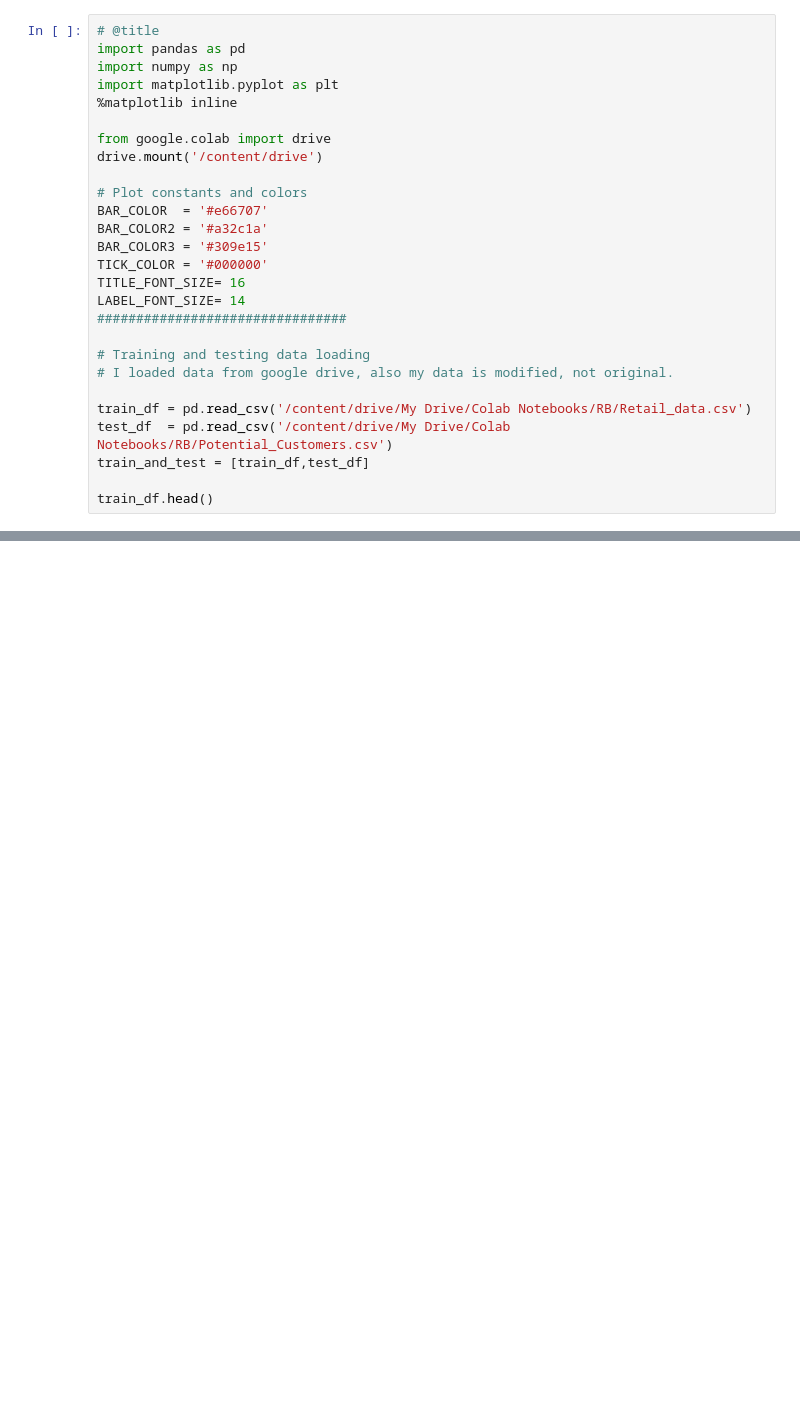
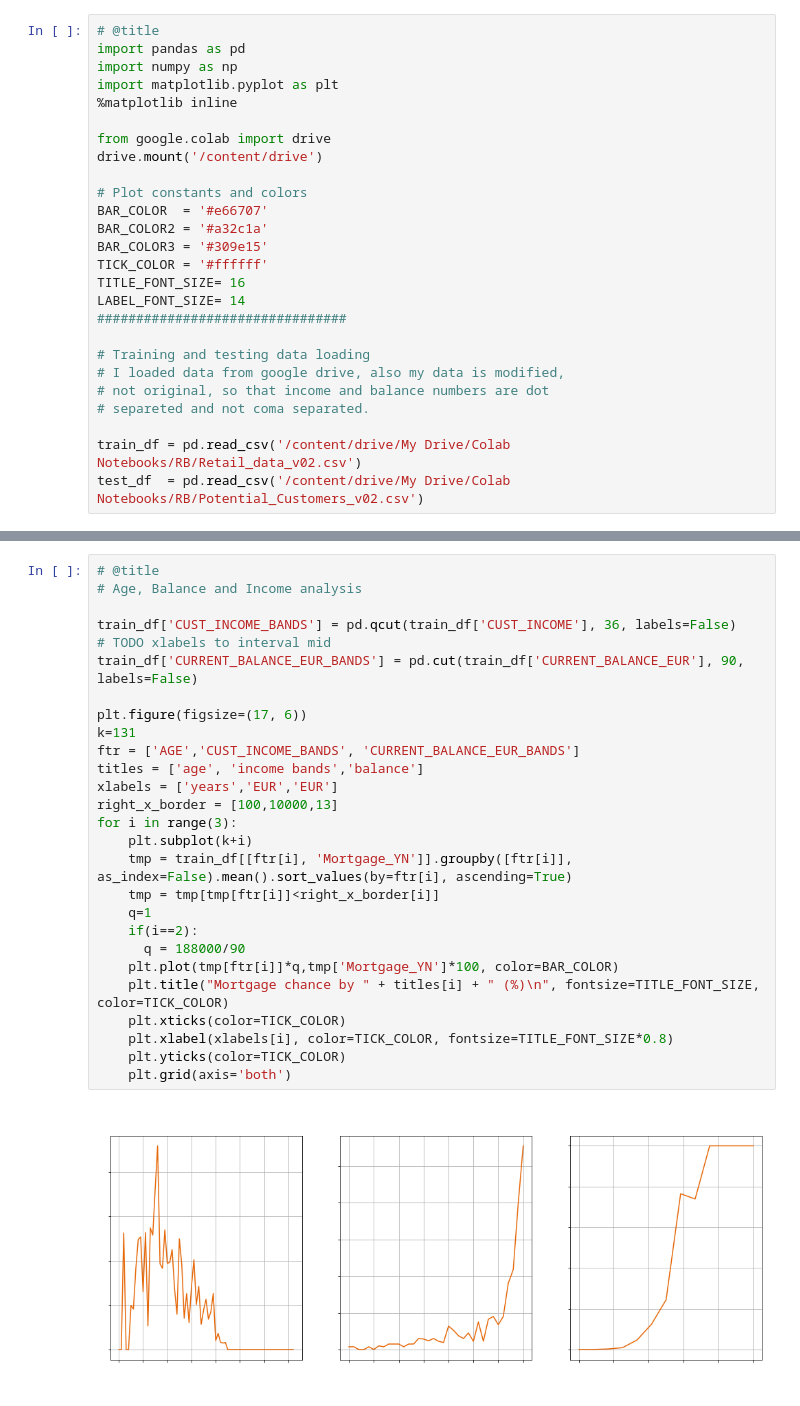
Before and after one commit to vladke95/Job_test, a Jupyter notebook: Rb_test.ipynb, the cells around one changed output, grey strips where cells are left out. Drawn from its saved outputs; the diff is of its cells as text; blank space fills up the shorter version.

```diff
--- a/Rb_test.ipynb
+++ b/Rb_test.ipynb
@@ -14,18 +14,17 @@ drive.mount('/content/drive')
 BAR_COLOR  = '#e66707'
 BAR_COLOR2 = '#a32c1a'
 BAR_COLOR3 = '#309e15'
-TICK_COLOR = '#000000'
+TICK_COLOR = '#ffffff'
 TITLE_FONT_SIZE= 16
 LABEL_FONT_SIZE= 14
 ################################
 
 # Training and testing data loading
-# I loaded data from google drive, also my data is modified, not original.
+# I loaded data from google drive, also my data is modified,
+# not original, so that income and balance numbers are dot
+# separeted and not coma separated.
 
-train_df = pd.read_csv('/content/drive/My Drive/Colab Notebooks/RB/Retail_data.csv')
-test_df  = pd.read_csv('/content/drive/My Drive/Colab Notebooks/RB/Potential_Customers.csv')
-train_and_test = [train_df,test_df]
-
-train_df.head()
+train_df = pd.read_csv('/content/drive/My Drive/Colab Notebooks/RB/Retail_data_v02.csv')
+test_df  = pd.read_csv('/content/drive/My Drive/Colab Notebooks/RB/Potential_Customers_v02.csv')
 # %% [output]
 Drive already mounted at /content/drive; to attempt to forcibly remount, call drive.mount("/content/drive", force_remount=True).
@@ -114,0 +142,29 @@ Name: EDUCATION, dtype: int64
+# %%
+# @title
+# Age, Balance and Income analysis
+
+train_df['CUST_INCOME_BANDS'] = pd.qcut(train_df['CUST_INCOME'], 36, labels=False)
+# TODO xlabels to interval mid
+train_df['CURRENT_BALANCE_EUR_BANDS'] = pd.cut(train_df['CURRENT_BALANCE_EUR'], 90, labels=False)
+
+plt.figure(figsize=(17, 6))
+k=131
+ftr = ['AGE','CUST_INCOME_BANDS', 'CURRENT_BALANCE_EUR_BANDS']
+titles = ['age', 'income bands','balance']
+xlabels = ['years','EUR','EUR']
+right_x_border = [100,10000,13]
+for i in range(3):
+    plt.subplot(k+i)
+    tmp = train_df[[ftr[i], 'Mortgage_YN']].groupby([ftr[i]], as_index=False).mean().sort_values(by=ftr[i], ascending=True)
+    tmp = tmp[tmp[ftr[i]]<right_x_border[i]]
+    q=1
+    if(i==2):
+      q = 188000/90
+    plt.plot(tmp[ftr[i]]*q,tmp['Mortgage_YN']*100, color=BAR_COLOR)
+    plt.title("Mortgage chance by " + titles[i] + " (%)\n", fontsize=TITLE_FONT_SIZE, color=TICK_COLOR)
+    plt.xticks(color=TICK_COLOR)
+    plt.xlabel(xlabels[i], color=TICK_COLOR, fontsize=TITLE_FONT_SIZE*0.8)
+    plt.yticks(color=TICK_COLOR)
+    plt.grid(axis='both')
+# %% [output]
+[figure, added]
```
Also changed, not shown: parts of 16 cells of this notebook.
